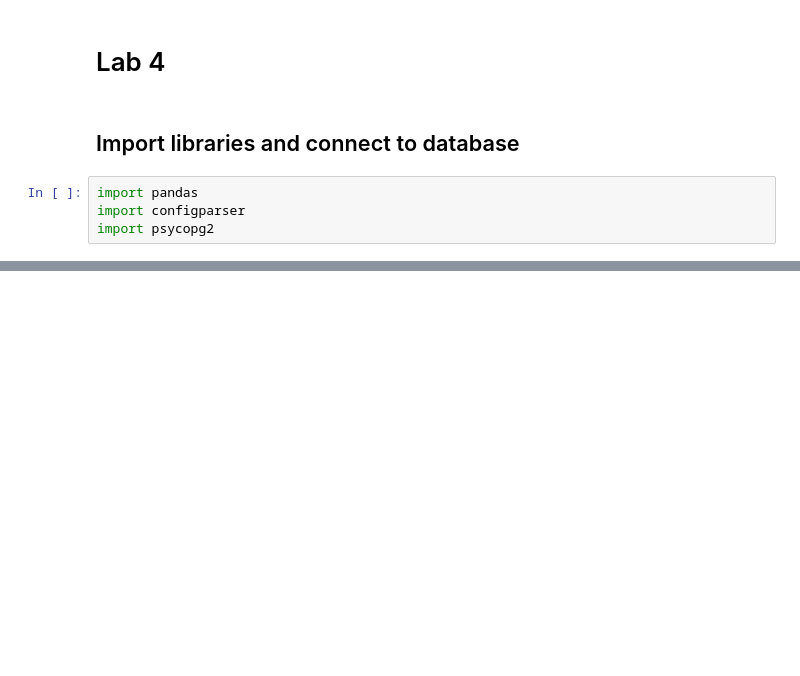
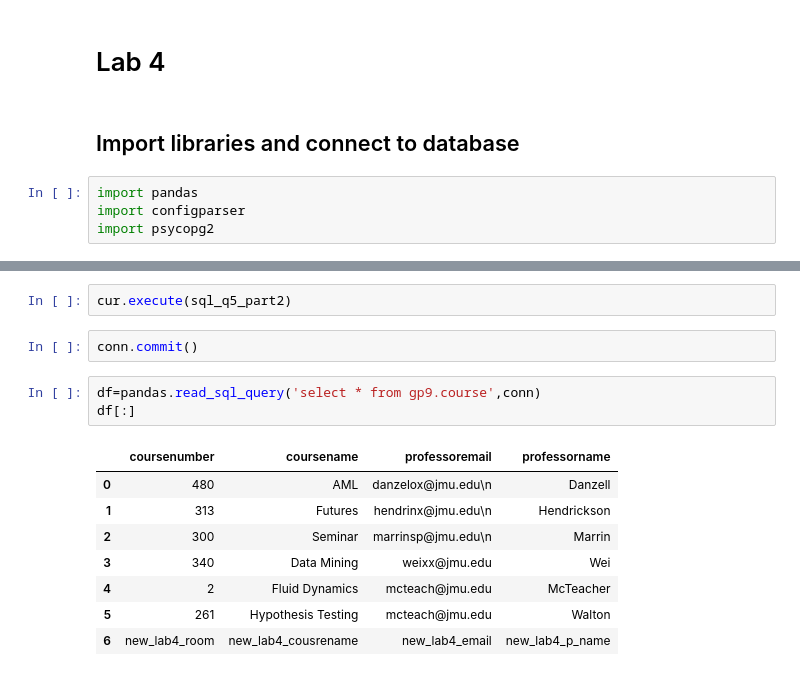
Before and after one commit to DyMarti/ia340, a Jupyter notebook: Lab4.ipynb, the cells around one changed output, grey strips where cells are left out. Saved outputs shown, nothing was run; the diff lists cells and outputs as text; blank space fills up the shorter version.

```diff
--- a/Lab4.ipynb
+++ b/Lab4.ipynb
@@ -27,0 +132,16 @@ NameError: name 'conn' is not defined
+# %%
+cur.execute(sql_q5_part2)
+# %%
+conn.commit()
+# %%
+df=pandas.read_sql_query('select * from gp9.course',conn)
+df[:]
+# %% [output]
+|  | coursenumber | coursename | professoremail | professorname |
+| 0 | 480 | AML | danzelox@jmu.edu\n | Danzell |
+| 1 | 313 | Futures | hendrinx@jmu.edu\n | Hendrickson |
+| 2 | 300 | Seminar | marrinsp@jmu.edu\n | Marrin |
+| 3 | 340 | Data Mining | weixx@jmu.edu | Wei |
+| 4 | 2 | Fluid Dynamics | mcteach@jmu.edu | McTeacher |
+| 5 | 261 | Hypothesis Testing | mcteach@jmu.edu | Walton |
+| 6 | new_lab4_room | new_lab4_cousrename | new_lab4_email | new_lab4_p_name |
```
Also changed, not shown: parts of 38 cells of this notebook.
